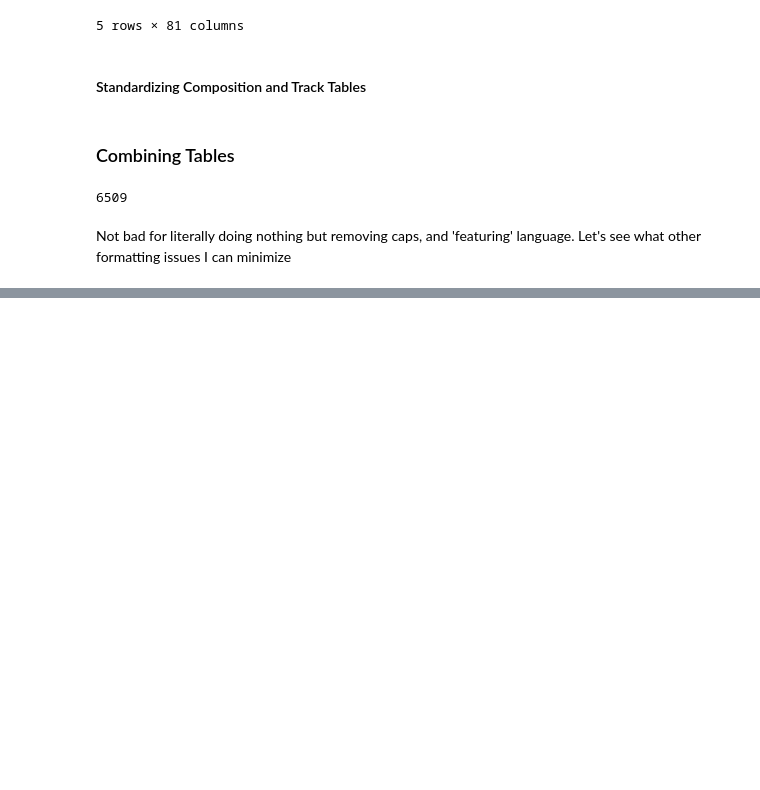
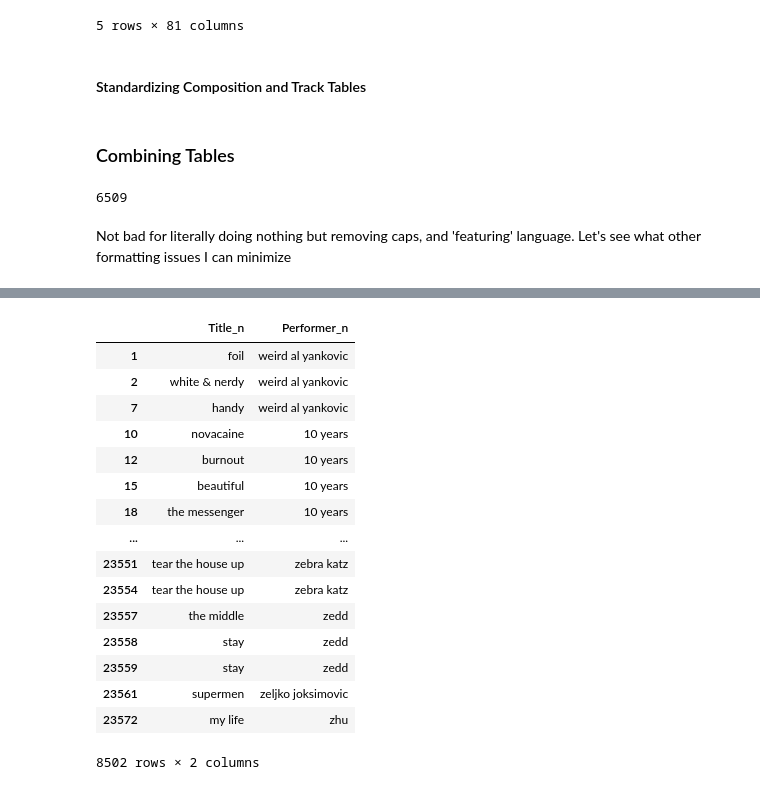
Before and after one commit to jonjohnsontc/songwriter-graph, a Jupyter notebook: notebooks/matching_songs.ipynb, the cells around one changed output, grey strips where cells are left out. Cells and saved outputs as stored; diff of their text form; code cells hidden in the pictures; blank space fills up the shorter version.

```diff
--- a/notebooks/matching_songs.ipynb
+++ b/notebooks/matching_songs.ipynb
@@ -131,0 +272,3 @@ track_list[['artist_name_n', 'song_title_n']]
+# %%
+# changing 'ampersand' to and
+track_list['song_title_n'] = track_list['song_title_n'].apply(lambda x: re.sub(r'', "", x))
@@ -131,0 +309,3 @@ track_list[['artist_name_n', 'song_title_n']]
+# %%
+lol_test_2 = pd.merge(track_list, full_comps, how='left', left_on=['artist_name_n', 'song_title_n'],
+                      right_on=['Performer_n', 'Title_n'])
@@ -131,0 +322,21 @@ track_list[['artist_name_n', 'song_title_n']]
+# %%
+pd.set_option('display.max_rows', 15)
+lol_test_2[['Title_n', 'Performer_n']][lol_test_2['Title_n'].notna()]
+# %% [output]
+|  | Title_n | Performer_n |
+| 1 | foil | weird al yankovic |
+| 2 | white & nerdy | weird al yankovic |
+| 7 | handy | weird al yankovic |
+| 10 | novacaine | 10 years |
+| 12 | burnout | 10 years |
+| 15 | beautiful | 10 years |
+| 18 | the messenger | 10 years |
+| ... | ... | ... |
+| 23551 | tear the house up | zebra katz |
+| 23554 | tear the house up | zebra katz |
+| 23557 | the middle | zedd |
+| 23558 | stay | zedd |
+| 23559 | stay | zedd |
+| 23561 | supermen | zeljko joksimovic |
+| 23572 | my life | zhu |
+8502 rows × 2 columns
```
Also changed, not shown: parts of 53 cells of this notebook.
